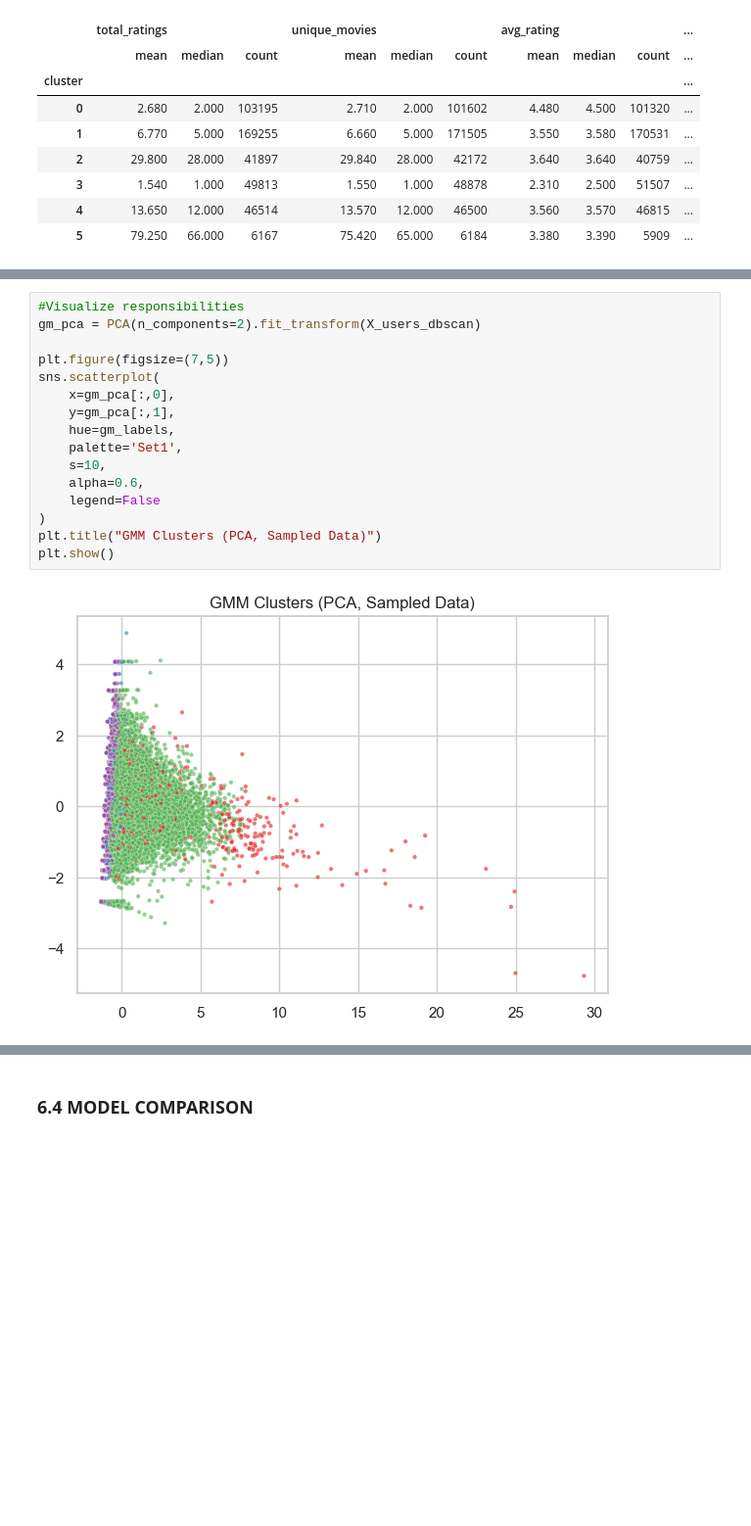
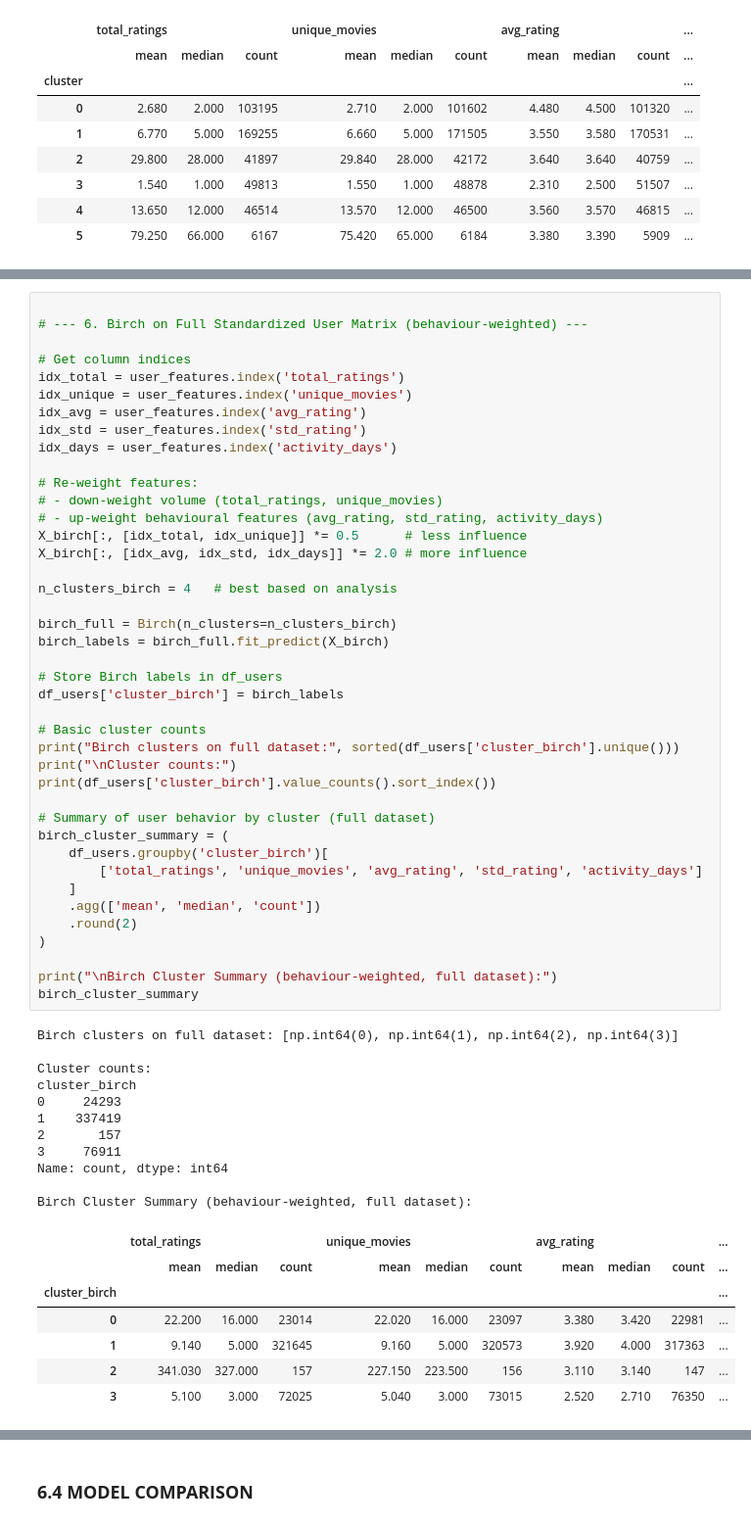
Before and after one commit to alkalenka/AudienceDecode_320991, a Jupyter notebook: main.ipynb, the cells around one changed output, grey strips where cells are left out. Shown at 98% size. Saved outputs shown, nothing was run; the diff lists cells and outputs as text; blank space fills up the shorter version.

```diff
--- a/main.ipynb
+++ b/main.ipynb
@@ -1395,19 +1485,61 @@ GMM Silhouette Score: 0.02551521591879763
 # %%
-#Visualize responsibilities
-gm_pca = PCA(n_components=2).fit_transform(X_users_dbscan)
 
-plt.figure(figsize=(7,5))
-sns.scatterplot(
-    x=gm_pca[:,0],
-    y=gm_pca[:,1],
-    hue=gm_labels,
-    palette='Set1',
-    s=10,
-    alpha=0.6,
-    legend=False
+# --- 6. Birch on Full Standardized User Matrix (behaviour-weighted) ---
+
+# Get column indices
+idx_total = user_features.index('total_ratings')
+idx_unique = user_features.index('unique_movies')
+idx_avg = user_features.index('avg_rating')
+idx_std = user_features.index('std_rating')
+idx_days = user_features.index('activity_days')
+
+# Re-weight features:
+# - down-weight volume (total_ratings, unique_movies)
+# - up-weight behavioural features (avg_rating, std_rating, activity_days)
+X_birch[:, [idx_total, idx_unique]] *= 0.5      # less influence
+X_birch[:, [idx_avg, idx_std, idx_days]] *= 2.0 # more influence
+
+n_clusters_birch = 4   # best based on analysis
+
+birch_full = Birch(n_clusters=n_clusters_birch)
+birch_labels = birch_full.fit_predict(X_birch)
+
+# Store Birch labels in df_users
+df_users['cluster_birch'] = birch_labels
+
+# Basic cluster counts
+print("Birch clusters on full dataset:", sorted(df_users['cluster_birch'].unique()))
+print("\nCluster counts:")
+print(df_users['cluster_birch'].value_counts().sort_index())
+
+# Summary of user behavior by cluster (full dataset)
+birch_cluster_summary = (
+    df_users.groupby('cluster_birch')[
+        ['total_ratings', 'unique_movies', 'avg_rating', 'std_rating', 'activity_days']
+    ]
+    .agg(['mean', 'median', 'count'])
+    .round(2)
 )
-plt.title("GMM Clusters (PCA, Sampled Data)")
-plt.show()
+
+print("\nBirch Cluster Summary (behaviour-weighted, full dataset):")
+birch_cluster_summary
 # %% [output]
-[figure, removed]
+Birch clusters on full dataset: [np.int64(0), np.int64(1), np.int64(2), np.int64(3)]
+
+Cluster counts:
+cluster_birch
+0     24293
+1    337419
+2       157
+3     76911
+Name: count, dtype: int64
+
+Birch Cluster Summary (behaviour-weighted, full dataset):
+|  | total_ratings |  |  | unique_movies |  |  | avg_rating |  |  | ... |
+|  | mean | median | count | mean | median | count | mean | median | count | ... |
+| cluster_birch |  |  |  |  |  |  |  |  |  | ... |
+| 0 | 22.200 | 16.000 | 23014 | 22.020 | 16.000 | 23097 | 3.380 | 3.420 | 22981 | ... |
+| 1 | 9.140 | 5.000 | 321645 | 9.160 | 5.000 | 320573 | 3.920 | 4.000 | 317363 | ... |
+| 2 | 341.030 | 327.000 | 157 | 227.150 | 223.500 | 156 | 3.110 | 3.140 | 147 | ... |
+| 3 | 5.100 | 3.000 | 72025 | 5.040 | 3.000 | 73015 | 2.520 | 2.710 | 76350 | ... |
 # %% [markdown]
```
Also changed, not shown: parts of 43 cells of this notebook.
